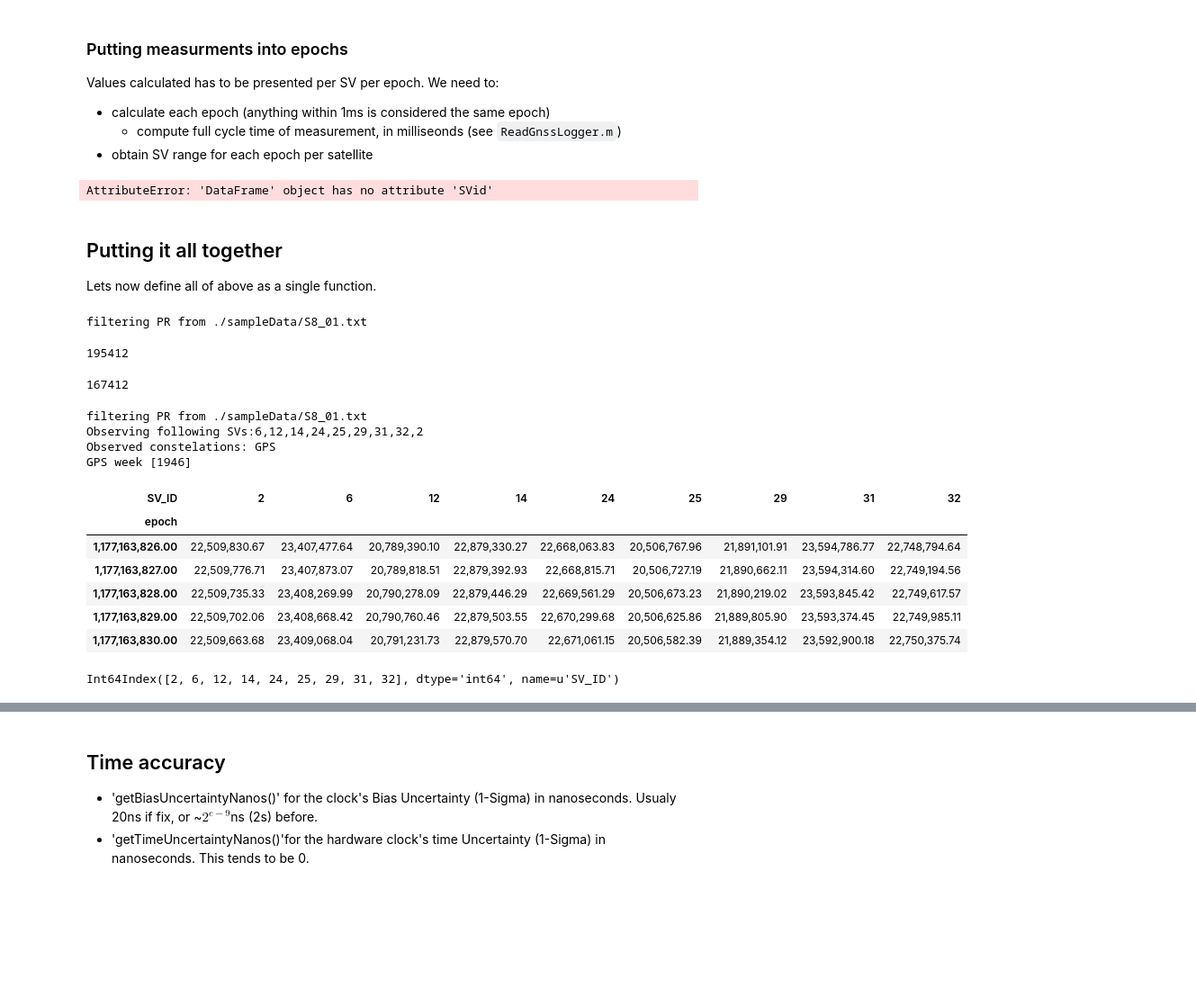
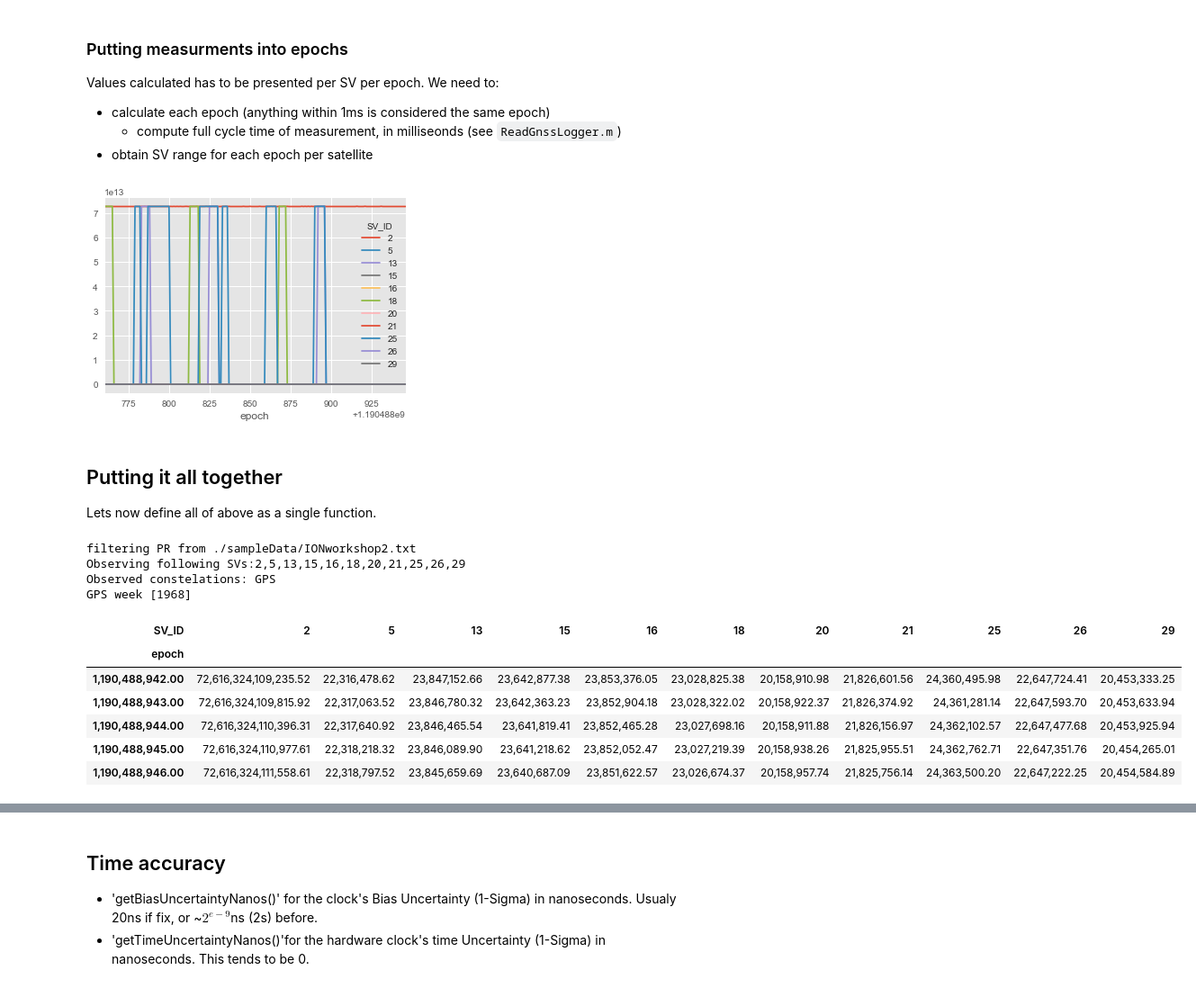
Before and after one commit to DfAC/AndroidGNSS, a Jupyter notebook: ProcessRanges.ipynb, the cells around one changed output, grey strips where cells are left out. Shown: that part at 90% size. Saved outputs shown, nothing was run; the diff lists cells and outputs as text; code cells hidden in the pictures; blank space fills up the shorter version.

```diff
--- a/ProcessRanges.ipynb
+++ b/ProcessRanges.ipynb
@@ -135,7 +139,7 @@ def BasicInfo(AndroidData):
 BasicInfo(df_GNSS)
 
 #print '\nFor simplicity we will focus on a single constelation.\n\n'
-df_oneConstelation = df_GNSS[df_GNSS.ConstellationType==6]
+df_oneConstelation = df_GNSS[df_GNSS.ConstellationType==1]
 BasicInfo(df_oneConstelation)
 # %% [output]
 Observing following SVs:2,5,13,15,16,18,20,21,25,26,29,10,6,12,11,19,4,7,24
@@ -169,6 +173,10 @@ $$L = \frac{T_{receiver \atop arrival}
 A traditional approach define GPS time as combination of GPS week and time of week. This is not possible with this approach as we obtain ranges before TOW is set. Hence our units are ns referenced to GPS starting epoch (0000Z, January 6, 1980). This creates a risk of memory/calculation problem - it is advisable to reduce this value (by subtracting current TOW value) before conducting more complex calculations.
 # %%
 GNSS_const = {'totalWeekSecs':7*24*3600,'lightSpeed':299792458} #constants
+
+
+#start working on a single constelation, lazy hack
+df_GNSS = df_oneConstelation
 
 GPSWeek = (-df_GNSS.FullBiasNanos*1e-9/GNSS_const['totalWeekSecs']).astype('int')
 print 'GPS week {} '.format(GPSWeek.unique())
@@ -205,15 +213,15 @@ Values calculated has to be presented per SV per epoch. We need to:
 	* compute full cycle time of measurement, in milliseonds (see `ReadGnssLogger.m`)
 * obtain SV range for each epoch per satellite
 # %%
-listOfSV = df_GNSS.SVid.unique()
+listOfSV = df_GNSS.Svid.unique()
 allRxSec = (df_GNSS.TimeNanos - df_GNSS.FullBiasNanos)*1e-9;
 epoch=allRxSec[0::len(listOfSV)]
 
-df_PR =pd.DataFrame({'epoch': allRxSec,'SV_ID': df_GNSS.SVid,'PR': PR_m})
+df_PR =pd.DataFrame({'epoch': allRxSec,'SV_ID': df_GNSS.Svid,'PR': PR_m})
 SV_ranges = df_PR.pivot(index='epoch',columns='SV_ID', values='PR')
 SV_ranges.plot();
 # %% [output]
-AttributeError: 'DataFrame' object has no attribute 'SVid'
+[figure, added]
 # %% [markdown]
 ## Putting it all together
 
@@ -231,49 +239,34 @@ def CalculatePseudorange(dataFrame):
   PR_m.tail()
 
   # get epochs
-  listOfSV = dataFrame.SVid.unique()
+  listOfSV = dataFrame.Svid.unique()
   allRxSec = (dataFrame.TimeNanos - dataFrame.FullBiasNanos)*1e-9;
   epoch=allRxSec[0::len(listOfSV)] #all epochs, how many obs in data file
 
   #create temp dataframe with ranges only
-  df_PR =pd.DataFrame({'epoch': allRxSec,'SV_ID': dataFrame.SVid,'PR': PR_m})
+  df_PR =pd.DataFrame({'epoch': allRxSec,'SV_ID': dataFrame.Svid,'PR': PR_m})
   # split by columns
   df_PRbySV = df_PR.pivot(index='epoch',columns='SV_ID', values='PR')
 
   return df_PRbySV
-# %%
-df_GNSS = readGNSSLogger(data_file)
-# %% [output]
-filtering PR from ./sampleData/S8_01.txt
-# %%
-print(df_GNSS.size)
-df_GNSS= df_GNSS[1000:]
-df_GNSS.size
-# %% [output]
-195412
-167412
 # %%
 df_GNSS = readGNSSLogger(data_file)
 df_GNSS = df_GNSS[df_GNSS.ConstellationType==1]
-df_GNSS = df_GNSS[1000:]
+#df_GNSS = df_GNSS[1000:]
 BasicInfo(df_GNSS)
 
-test = CalculatePseudorange(df_GNSS)
-test.tail()
+pseudoranges = CalculatePseudorange(df_GNSS)
+pseudoranges.tail()
 # %% [output]
-filtering PR from ./sampleData/S8_01.txt
-Observing following SVs:6,12,14,24,25,29,31,32,2
+filtering PR from ./sampleData/IONworkshop2.txt
+Observing following SVs:2,5,13,15,16,18,20,21,25,26,29
 Observed constelations: GPS
-GPS week [1946]
+GPS week [1968]
-| SV_ID | 2 | 6 | 12 | 14 | 24 | 25 | 29 | 31 | 32 |
-| epoch |  |  |  |  |  |  |  |  |  |
-| 1,177,163,826.00 | 22,509,830.67 | 23,407,477.64 | 20,789,390.10 | 22,879,330.27 | 22,668,063.83 | 20,506,767.96 | 21,891,101.91 | 23,594,786.77 | 22,748,794.64 |
-| 1,177,163,827.00 | 22,509,776.71 | 23,407,873.07 | 20,789,818.51 | 22,879,392.93 | 22,668,815.71 | 20,506,727.19 | 21,890,662.11 | 23,594,314.60 | 22,749,194.56 |
-| 1,177,163,828.00 | 22,509,735.33 | 23,408,269.99 | 20,790,278.09 | 22,879,446.29 | 22,669,561.29 | 20,506,673.23 | 21,890,219.02 | 23,593,845.42 | 22,749,617.57 |
-| 1,177,163,829.00 | 22,509,702.06 | 23,408,668.42 | 20,790,760.46 | 22,879,503.55 | 22,670,299.68 | 20,506,625.86 | 21,889,805.90 | 23,593,374.45 | 22,749,985.11 |
-| 1,177,163,830.00 | 22,509,663.68 | 23,409,068.04 | 20,791,231.73 | 22,879,570.70 | 22,671,061.15 | 20,506,582.39 | 21,889,354.12 | 23,592,900.18 | 22,750,375.74 |
+| SV_ID | 2 | 5 | 13 | 15 | 16 | 18 | 20 | 21 | 25 | 26 | 29 |
+| epoch |  |  |  |  |  |  |  |  |  |  |  |
+| 1,190,488,942.00 | 72,616,324,109,235.52 | 22,316,478.62 | 23,847,152.66 | 23,642,877.38 | 23,853,376.05 | 23,028,825.38 | 20,158,910.98 | 21,826,601.56 | 24,360,495.98 | 22,647,724.41 | 20,453,333.25 |
+| 1,190,488,943.00 | 72,616,324,109,815.92 | 22,317,063.52 | 23,846,780.32 | 23,642,363.23 | 23,852,904.18 | 23,028,322.02 | 20,158,922.37 | 21,826,374.92 | 24,361,281.14 | 22,647,593.70 | 20,453,633.94 |
+| 1,190,488,944.00 | 72,616,324,110,396.31 | 22,317,640.92 | 23,846,465.54 | 23,641,819.41 | 23,852,465.28 | 23,027,698.16 | 20,158,911.88 | 21,826,156.97 | 24,362,102.57 | 22,647,477.68 | 20,453,925.94 |
+| 1,190,488,945.00 | 72,616,324,110,977.61 | 22,318,218.32 | 23,846,089.90 | 23,641,218.62 | 23,852,052.47 | 23,027,219.39 | 20,158,938.26 | 21,825,955.51 | 24,362,762.71 | 22,647,351.76 | 20,454,265.01 |
+| 1,190,488,946.00 | 72,616,324,111,558.61 | 22,318,797.52 | 23,845,659.69 | 23,640,687.09 | 23,851,622.57 | 23,026,674.37 | 20,158,957.74 | 21,825,756.14 | 24,363,500.20 | 22,647,222.25 | 20,454,584.89 |
-# %%
-test.columns
-# %% [output]
-Int64Index([2, 6, 12, 14, 24, 25, 29, 31, 32], dtype='int64', name=u'SV_ID')
 # %%
```
Also changed, not shown: parts of 10 cells of this notebook, 4 other files.
